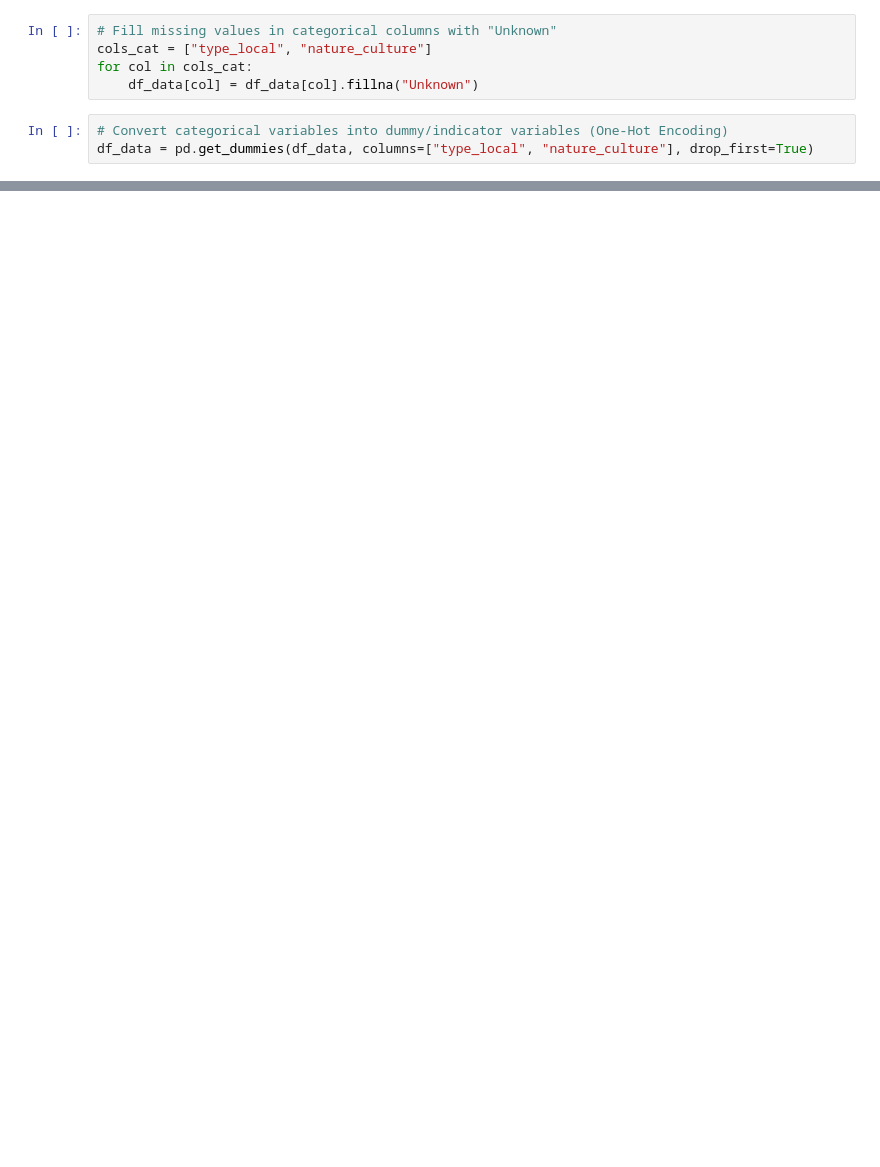
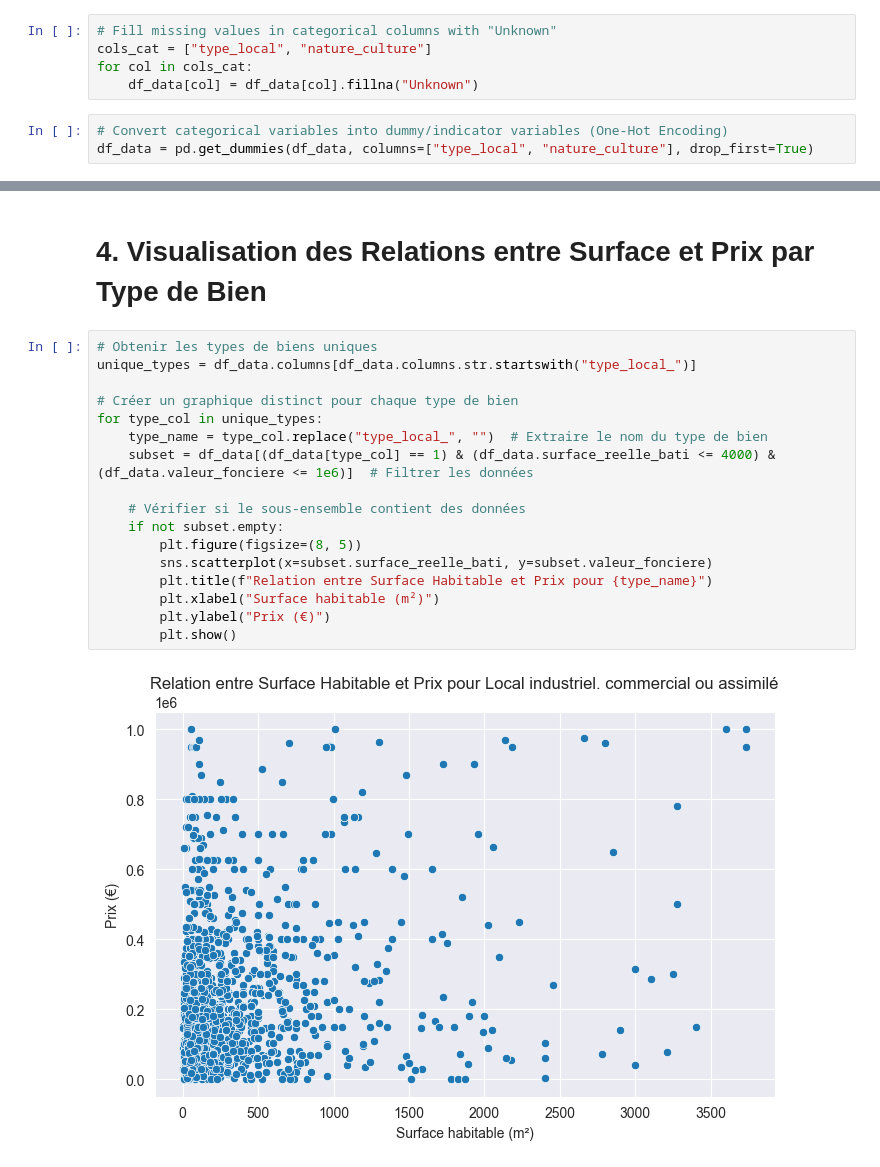
Before and after one commit to Kevin-Ferraretto-Cours/2025-python-Machine_Learning, a Jupyter notebook: src/Immobiliers.ipynb, the cells around one changed output, grey strips where cells are left out. Drawn from its saved outputs; the diff is of its cells as text; blank space fills up the shorter version.

```diff
--- a/src/Immobiliers.ipynb
+++ b/src/Immobiliers.ipynb
@@ -208,0 +193,21 @@ ValueError: Unable to parse string "surface_reelle_bati" at position 13430
+# %% [markdown]
+# 4. Visualisation des Relations entre Surface et Prix par Type de Bien
+# %%
+# Obtenir les types de biens uniques
+unique_types = df_data.columns[df_data.columns.str.startswith("type_local_")]
+
+# Créer un graphique distinct pour chaque type de bien
+for type_col in unique_types:
+    type_name = type_col.replace("type_local_", "")  # Extraire le nom du type de bien
+    subset = df_data[(df_data[type_col] == 1) & (df_data.surface_reelle_bati <= 4000) & (df_data.valeur_fonciere <= 1e6)]  # Filtrer les données
+
+    # Vérifier si le sous-ensemble contient des données
+    if not subset.empty:
+        plt.figure(figsize=(8, 5))
+        sns.scatterplot(x=subset.surface_reelle_bati, y=subset.valeur_fonciere)
+        plt.title(f"Relation entre Surface Habitable et Prix pour {type_name}")
+        plt.xlabel("Surface habitable (m²)")
+        plt.ylabel("Prix (€)")
+        plt.show()
+# %% [output]
+[figure, added]
```
Also changed, not shown: parts of 8 cells of this notebook.
